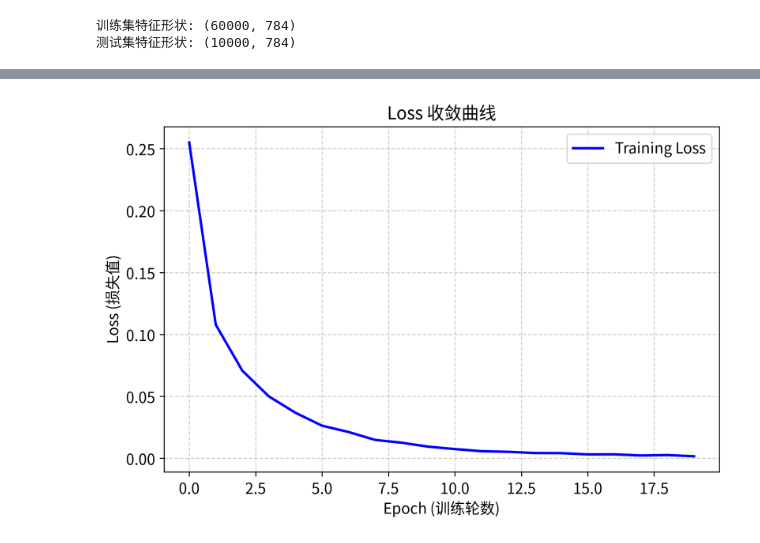
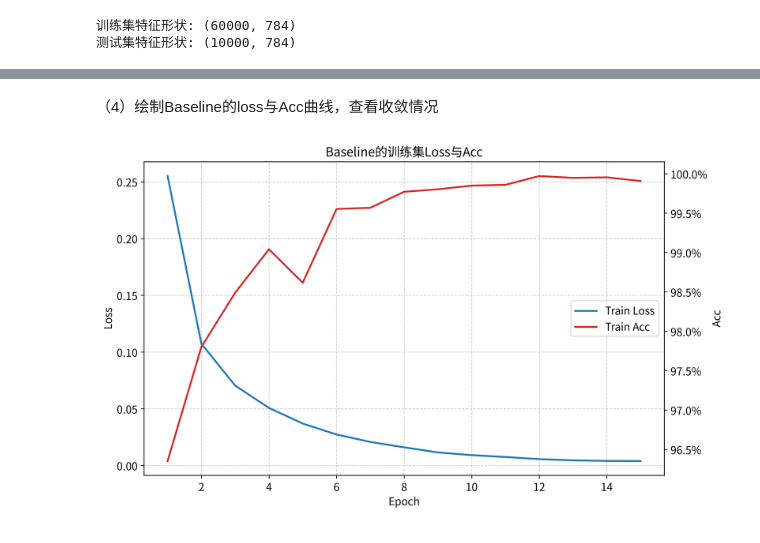
Before and after one commit to xiaoguangjin12345-dev/deep-learning, a Jupyter notebook: ex-1/ex-1.2.ipynb, the cells around one changed output, grey strips where cells are left out. Drawn from its saved outputs; the diff is of its cells as text; code cells hidden in the pictures.

```diff
--- a/ex-1/ex-1.2.ipynb
+++ b/ex-1/ex-1.2.ipynb
@@ -141,3 +165,4 @@ def train_model(model, epochs, batch):
 # %%
-loss_result = train_model(model, epochs=20, batch = 128)
+train_result_df = train_model(model, epochs=15, batch = 128)
+train_result_df.style.format({'Acc': '{:.2%}'}).hide(axis = 'index')
 # %% [output]
@@ -164,20 +185,40 @@ loss_result = train_model(model, epochs=20, batch = 128)
+# %% [markdown]
+（4）绘制Baseline的loss与Acc曲线，查看收敛情况
 # %%
-# 绘制loss曲线，查看收敛情况
-def plot_loss_curve(title, result):
-    plt.figure(figsize=(8, 5))  # 设置画布大小，宽8，高5
-    plt.plot(result, label='Training Loss', color='blue', linewidth=2)
+# 从结果列表中提取 loss 和 acc 数据
+losses = train_result_df['Loss']
+accs = train_result_df['Acc']
+epochs = range(1, len(losses) + 1)
 
-    # 添加标签
-    plt.title(title, fontsize=14)
-    plt.xlabel('Epoch (训练轮数)', fontsize=12)
-    plt.ylabel('Loss (损失值)', fontsize=12)
+# 初始化画布
+fig, ax1 = plt.subplots(figsize=(10, 6)) # ax1 作为左侧主坐标轴
 
-    plt.grid(True, linestyle='--', alpha=0.6)  # 添加网格线，方便看数值
-    plt.legend(fontsize=12)  # 显示图例
+# 绘制左侧Loss（蓝线）
+color_loss = 'tab:blue'
+line1 = ax1.plot(epochs, losses, label='Train Loss', color=color_loss, linewidth=2)
+ax1.set_xlabel('Epoch', fontsize=12)
+ax1.set_ylabel('Loss', fontsize=12)
+ax1.tick_params(axis='y') # 刻度线颜色与线条一致
+ax1.grid(True, linestyle='--', alpha=0.6) # 加网格
 
-    plt.show()
+# 绘制右侧Acc（红线）
+ax2 = ax1.twinx()
+color_acc = 'tab:red'
+line2 = ax2.plot(epochs, accs, label='Train Acc', color=color_acc, linewidth=2)
+ax2.set_ylabel('Acc', fontsize=12)
+ax2.tick_params(axis='y')
+
+ax2.yaxis.set_major_formatter(ticker.PercentFormatter(xmax=1.0, decimals=1)) # 将Acc轴格式化为百分比
+
+# 合并图例
+lines = line1 + line2
+labels = [l.get_label() for l in lines]
+ax1.legend(lines, labels, loc='center right', fontsize=12)
+
+# 设置标题并显示
+plt.title('Baseline的训练集Loss与Acc', fontsize=14)
+plt.tight_layout()
+plt.show()
+# %% [output]
+[figure, added]
-# %%
-plot_loss_curve('Loss 收敛曲线', loss_result)
-# %% [output]
-[figure, removed]
 # %%
```
Also changed, not shown: parts of 64 cells of this notebook.
